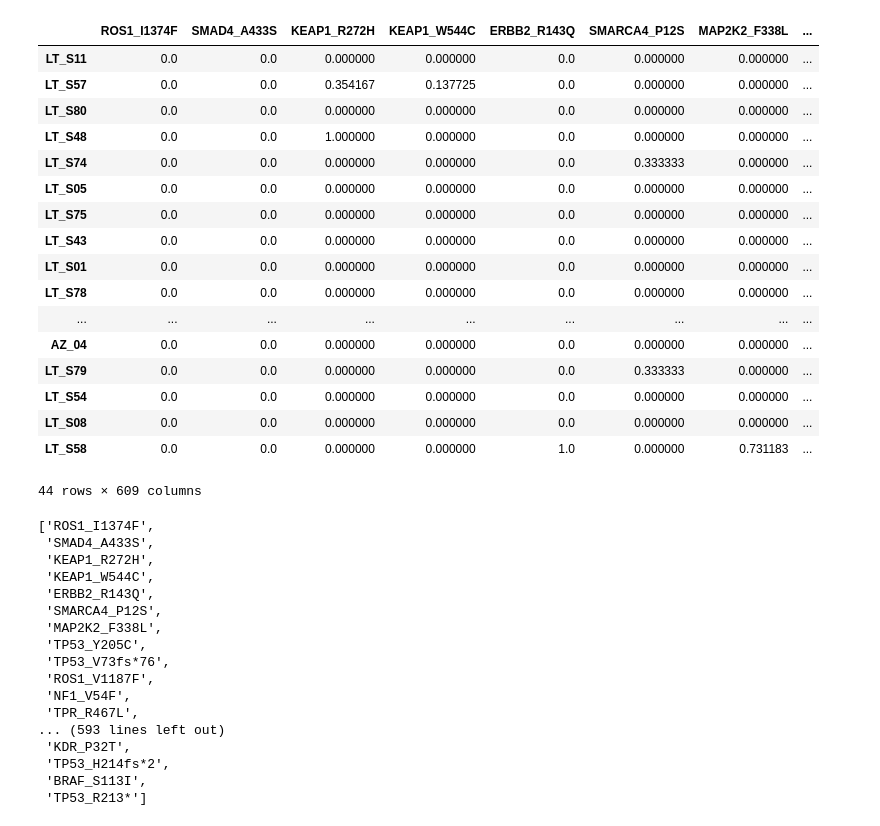
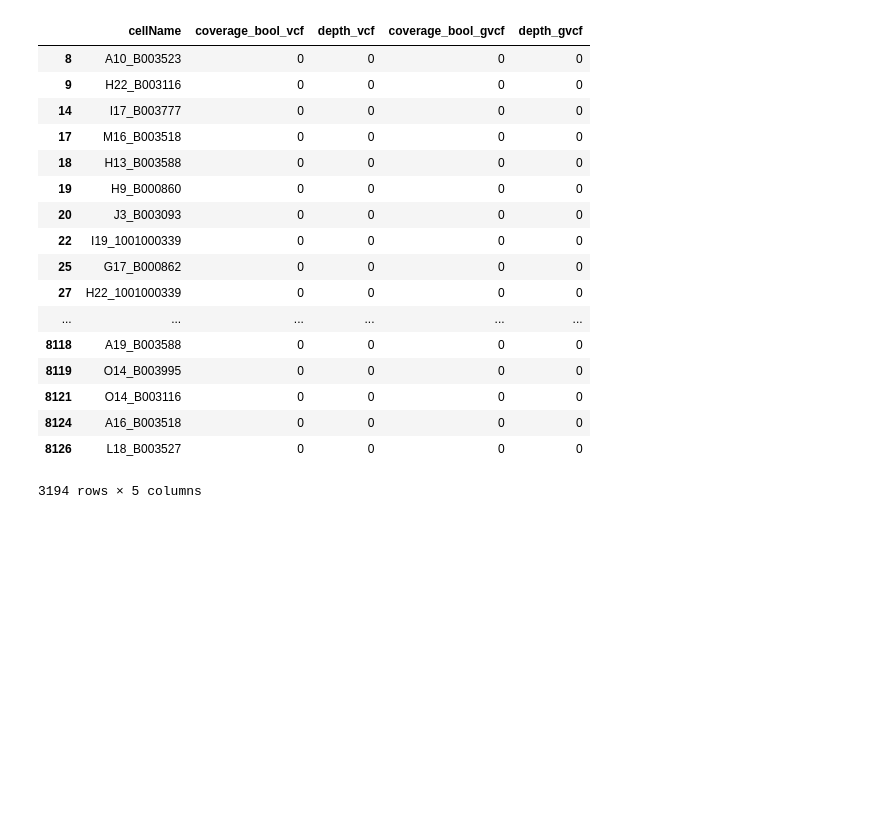
Before and after one commit to lincoln-harris/process_new_cells, a Jupyter notebook: validation_tables/scratch.ipynb, the cells around one changed output. Saved outputs shown, nothing was run; the diff lists cells and outputs as text; code cells hidden in the pictures; blank space fills up the shorter version.

```diff
--- a/validation_tables/scratch.ipynb
+++ b/validation_tables/scratch.ipynb
@@ -3,0 +60,4 @@ import os
+# %%
+# now lets subset to just the tumor cells
+tumorcells_df = pd.read_csv('/Users/lincoln.harris/Desktop/laud_process_new_cells/sample_cell_key.csv', index_col=0)
+tumorcells_df
@@ -249,45 +130,22 @@ for cell in list(coverage_all_variant.index):
-# %%
-# ayyyyy
-muts_x_sample_df_ratios = muts_x_sample_df_variant / muts_x_sample_df_total
-muts_x_sample_df_ratios = muts_x_sample_df_ratios.fillna(0.0)
-muts_x_sample_df_ratios = muts_x_sample_df_ratios.drop(columns=['sample'])
-muts_x_sample_df_ratios
-# %% [output]
-|  | ROS1_I1374F | SMAD4_A433S | KEAP1_R272H | KEAP1_W544C | ERBB2_R143Q | SMARCA4_P12S | MAP2K2_F338L | ... |
-| LT_S11 | 0.0 | 0.0 | 0.000000 | 0.000000 | 0.0 | 0.000000 | 0.000000 | ... |
-| LT_S57 | 0.0 | 0.0 | 0.354167 | 0.137725 | 0.0 | 0.000000 | 0.000000 | ... |
-| LT_S80 | 0.0 | 0.0 | 0.000000 | 0.000000 | 0.0 | 0.000000 | 0.000000 | ... |
-| LT_S48 | 0.0 | 0.0 | 1.000000 | 0.000000 | 0.0 | 0.000000 | 0.000000 | ... |
-| LT_S74 | 0.0 | 0.0 | 0.000000 | 0.000000 | 0.0 | 0.333333 | 0.000000 | ... |
-| LT_S05 | 0.0 | 0.0 | 0.000000 | 0.000000 | 0.0 | 0.000000 | 0.000000 | ... |
-| LT_S75 | 0.0 | 0.0 | 0.000000 | 0.000000 | 0.0 | 0.000000 | 0.000000 | ... |
-| LT_S43 | 0.0 | 0.0 | 0.000000 | 0.000000 | 0.0 | 0.000000 | 0.000000 | ... |
-| LT_S01 | 0.0 | 0.0 | 0.000000 | 0.000000 | 0.0 | 0.000000 | 0.000000 | ... |
-| LT_S78 | 0.0 | 0.0 | 0.000000 | 0.000000 | 0.0 | 0.000000 | 0.000000 | ... |
-| ... | ... | ... | ... | ... | ... | ... | ... | ... |
-| AZ_04 | 0.0 | 0.0 | 0.000000 | 0.000000 | 0.0 | 0.000000 | 0.000000 | ... |
-| LT_S79 | 0.0 | 0.0 | 0.000000 | 0.000000 | 0.0 | 0.333333 | 0.000000 | ... |
-| LT_S54 | 0.0 | 0.0 | 0.000000 | 0.000000 | 0.0 | 0.000000 | 0.000000 | ... |
-| LT_S08 | 0.0 | 0.0 | 0.000000 | 0.000000 | 0.0 | 0.000000 | 0.000000 | ... |
-| LT_S58 | 0.0 | 0.0 | 0.000000 | 0.000000 | 1.0 | 0.000000 | 0.731183 | ... |
-44 rows × 609 columns
-# %%
-muts_x_sample_df_ratios.to_csv('mutation_ratios')
-# %% [output]
-['ROS1_I1374F',
- 'SMAD4_A433S',
- 'KEAP1_R272H',
- 'KEAP1_W544C',
- 'ERBB2_R143Q',
- 'SMARCA4_P12S',
- 'MAP2K2_F338L',
- 'TP53_Y205C',
- 'TP53_V73fs*76',
- 'ROS1_V1187F',
- 'NF1_V54F',
- 'TPR_R467L',
-... (593 lines left out)
- 'KDR_P32T',
- 'TP53_H214fs*2',
- 'BRAF_S113I',
- 'TP53_R213*']
+# %%
+# 3194 / 3754...thats a good start!
+test_gvcf_loci[test_gvcf_loci.cellName.isin(tumorcells_df.cell_id)]
+# %% [output]
+|  | cellName | coverage_bool_vcf | depth_vcf | coverage_bool_gvcf | depth_gvcf |
+| 8 | A10_B003523 | 0 | 0 | 0 | 0 |
+| 9 | H22_B003116 | 0 | 0 | 0 | 0 |
+| 14 | I17_B003777 | 0 | 0 | 0 | 0 |
+| 17 | M16_B003518 | 0 | 0 | 0 | 0 |
+| 18 | H13_B003588 | 0 | 0 | 0 | 0 |
+| 19 | H9_B000860 | 0 | 0 | 0 | 0 |
+| 20 | J3_B003093 | 0 | 0 | 0 | 0 |
+| 22 | I19_1001000339 | 0 | 0 | 0 | 0 |
+| 25 | G17_B000862 | 0 | 0 | 0 | 0 |
+| 27 | H22_1001000339 | 0 | 0 | 0 | 0 |
+| ... | ... | ... | ... | ... | ... |
+| 8118 | A19_B003588 | 0 | 0 | 0 | 0 |
+| 8119 | O14_B003995 | 0 | 0 | 0 | 0 |
+| 8121 | O14_B003116 | 0 | 0 | 0 | 0 |
+| 8124 | A16_B003518 | 0 | 0 | 0 | 0 |
+| 8126 | L18_B003527 | 0 | 0 | 0 | 0 |
+3194 rows × 5 columns
```
Also changed, not shown: parts of 27 cells of this notebook, 2 other files.
